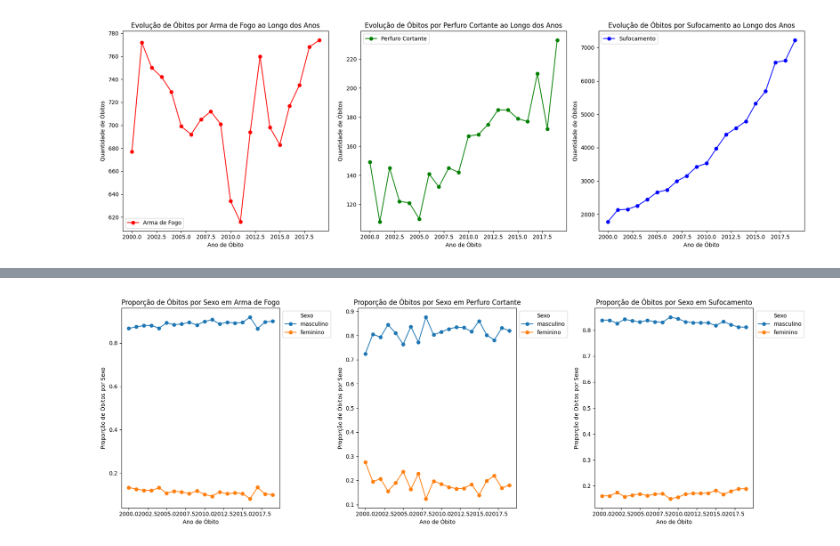
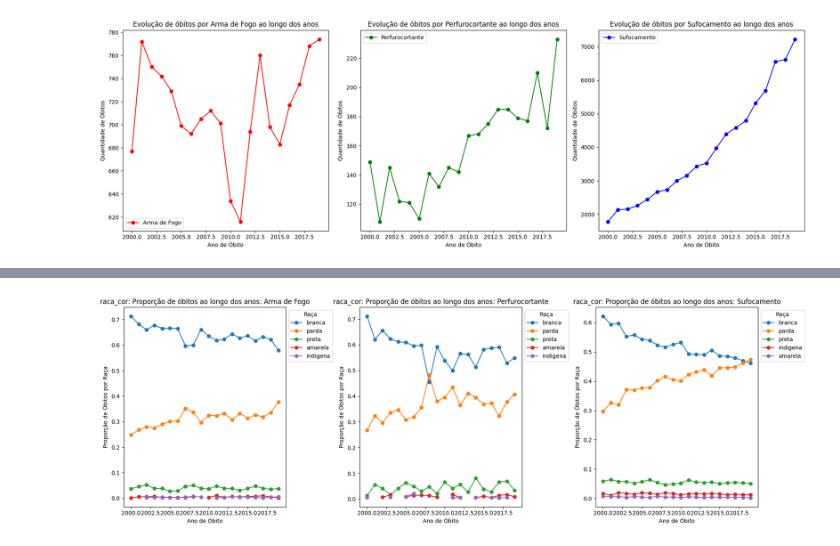
Before and after one commit to victorhlaune/project_pos_puc_minas, a Jupyter notebook: 04_visualizacoes.ipynb, the cells around one changed output, grey strips where cells are left out. Saved outputs shown, nothing was run; the diff lists cells and outputs as text; code cells hidden in the pictures.

```diff
--- a/04_visualizacoes.ipynb
+++ b/04_visualizacoes.ipynb
@@ -161,41 +26,16 @@ plt.show()
-# %%
-
-# Supondo que você já tenha os dataframes df_arma_fogo, df_perfuro_cortante, df_sufocamento
-
-# Função para criar um gráfico de linha para cada categoria
-def plot_race_proportion(ax, df, category, color):
-    df['data_obito'] = pd.to_datetime(df['data_obito'])
-
-    # Obtendo uma ordem consistente para as raças
-    race_order = df.groupby('sexo').size().sort_values(ascending=False).index
-
-    # Mapeamento de cores para raças
-    race_colors = {race: col for race, col in zip(race_order, plt.cm.tab10.colors)}
-
-    # Calculando a proporção de óbitos por raça ao longo dos anos
-    df_grouped = df.groupby([df['data_obito'].dt.year, 'sexo']).size().unstack().div(df.groupby(df['data_obito'].dt.year).size(), axis=0)
-
-    # Criando o gráfico de linha
-    for race in race_order:
-        ax.plot(df_grouped.index, df_grouped[race], marker='o', color=race_colors[race], label=race)
-
-    ax.set_title(f'Proporção de Óbitos por Sexo em {category}')
-    ax.set_xlabel('Ano de Óbito')
-    ax.set_ylabel('Proporção de Óbitos por Sexo')
-    ax.legend(title='Sexo', bbox_to_anchor=(1, 1))
-
-# Criando subplots
-fig, axes = plt.subplots(1, 3, figsize=(18, 6))
-
-# Chamando a função para cada categoria e associando ao subplot correspondente
-plot_race_proportion(axes[0], df_arma_fogo, 'Arma de Fogo', 'red')
-plot_race_proportion(axes[1], df_perfuro_cortante, 'Perfuro Cortante', 'green')
-plot_race_proportion(axes[2], df_sufocamento, 'Sufocamento', 'blue')
-
-# Ajustando o layout
-plt.tight_layout()
-
-# Mostrando os gráficos
-plt.show()
-# %% [output]
-[figure, removed]
+# %%
+# Criando subplots
+fig, axes = plt.subplots(1, 3, figsize=(18, 6))
+
+# Chamando a função para cada categoria e associando ao subplot correspondente
+plot_race_proportion(ax=axes[0], df=df_arma_fogo, coluna='raca_cor', categoria='Arma de Fogo', cor='red')
+plot_race_proportion(ax=axes[1], df=df_perfuro_cortante, coluna='raca_cor', categoria='Perfurocortante', cor='green')
+plot_race_proportion(ax=axes[2], df=df_sufocamento, coluna='raca_cor', categoria='Sufocamento', cor='blue')
+
+# Ajustando o layout
+plt.tight_layout()
+
+# Mostrando os gráficos
+plt.show()
+# %% [output]
+[figure, added]
```
Also changed, not shown: parts of 9 cells of this notebook, 3 other files.
